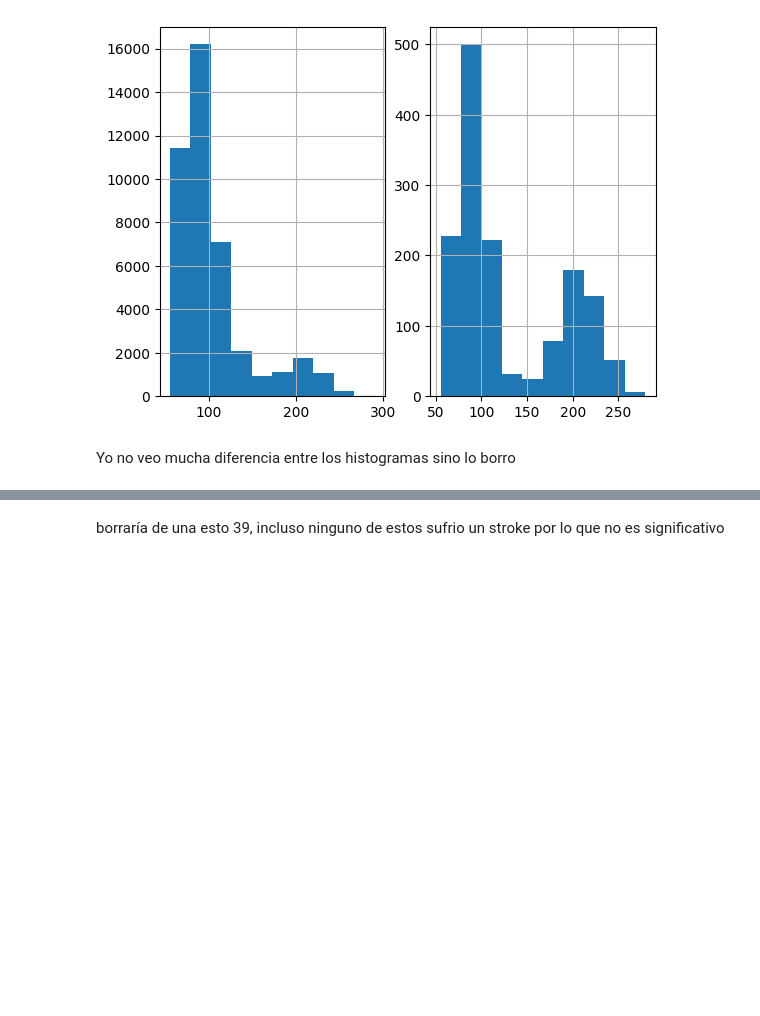
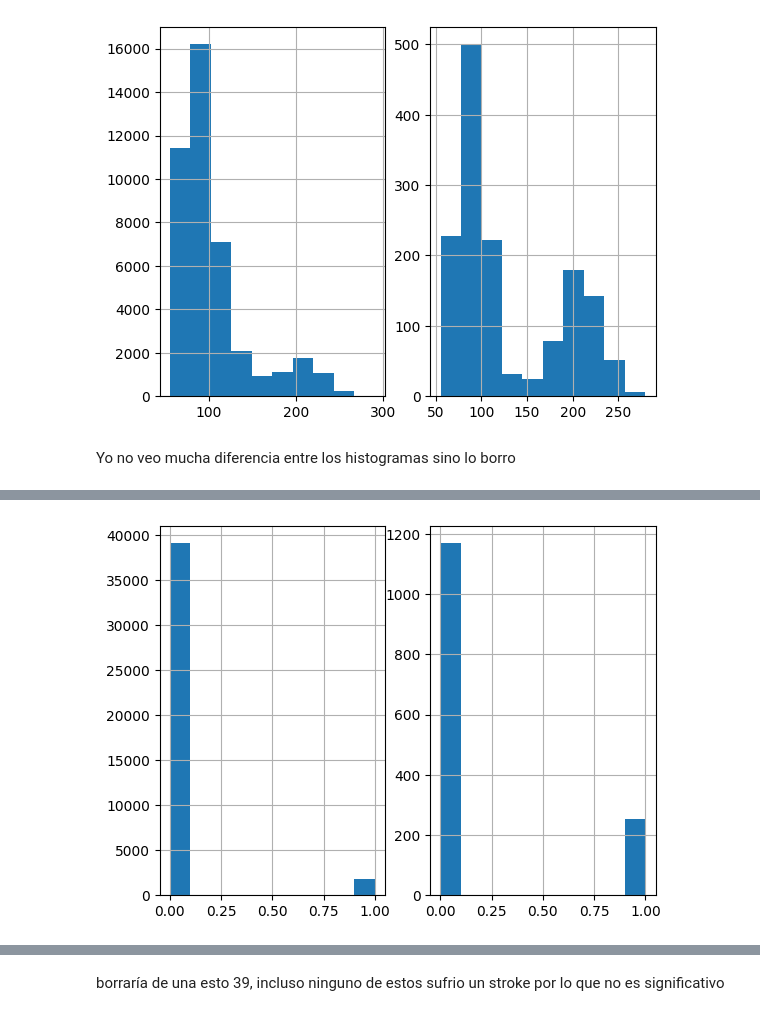
Before and after one commit to stxfanix/ia, a Jupyter notebook: acvtp.ipynb, the cells around one changed output, grey strips where cells are left out. Cells and saved outputs as stored; diff of their text form; code cells hidden in the pictures; blank space fills up the shorter version.

```diff
--- a/acvtp.ipynb
+++ b/acvtp.ipynb
@@ -334,0 +502,13 @@ res.shape[0]
+# %%
+BM_MV=df.bmi.isna()
+hypertension_range=(df.heart_disease.min(),df.heart_disease.max())
+MV_labels=["Con valores faltantes","Sin valores faltantes"]
+for i, poss in enumerate(BM_MV.unique()):
+  plt.subplot(1,2,i+1)
+  BM=BM_MV==poss
+  df[BM].heart_disease.hist()
+  plt.xlim=hypertension_range
+  plt.title=MV_labels
+plt.show()
+# %% [output]
+[figure, added]
```
Also changed, not shown: parts of 31 cells of this notebook.
